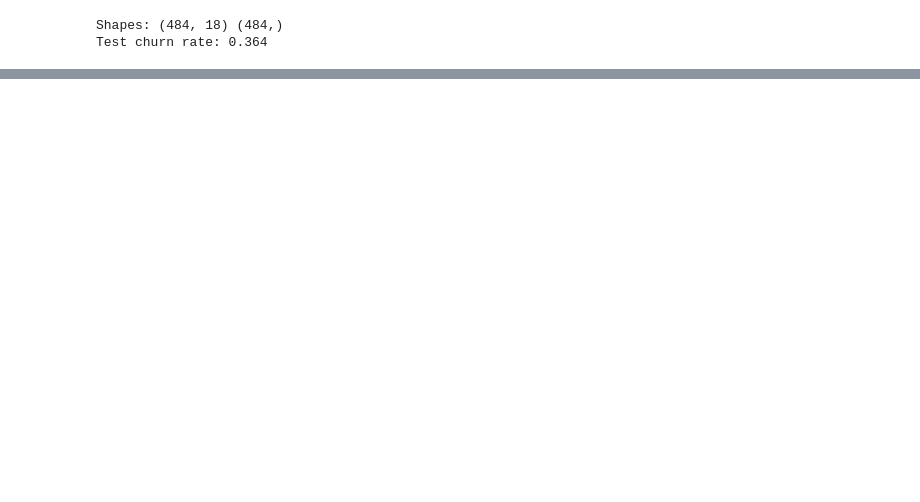
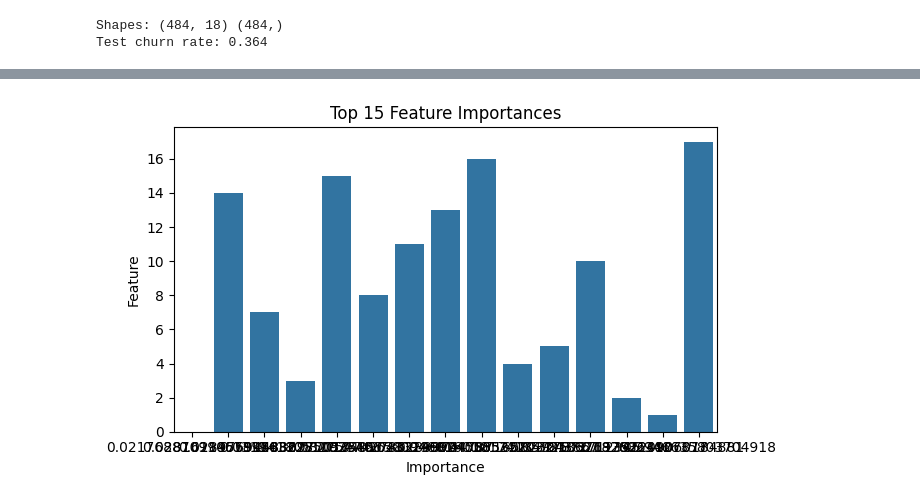
Before and after one commit to vinay-gupta-kandula/ecommerce-churn-prediction, a Jupyter notebook: notebooks/06_model_evaluation.ipynb, the cells around one changed output, grey strips where cells are left out. Saved outputs shown, nothing was run; the diff lists cells and outputs as text; code cells hidden in the pictures; blank space fills up the shorter version.

```diff
--- a/notebooks/06_model_evaluation.ipynb
+++ b/notebooks/06_model_evaluation.ipynb
@@ -193,0 +103,20 @@ This approach allows the business to focus resources on customers with the highe
+# %%
+import pandas as pd
+import matplotlib.pyplot as plt
+import seaborn as sns
+
+importances = model.feature_importances_
+
+importance_df = pd.DataFrame({
+    "Feature": range(len(importances)),
+    "Importance": importances
+}).sort_values("Importance", ascending=False).head(15)
+
+plt.figure(figsize=(7,4))
+sns.barplot(x="Importance", y="Feature", data=importance_df)
+plt.title("Top 15 Feature Importances")
+plt.tight_layout()
+plt.savefig("../visualizations/feature_importance.png")
+plt.show()
+# %% [output]
+[figure, added]
```
Also changed, not shown: parts of 22 cells of this notebook, 7 other files.
